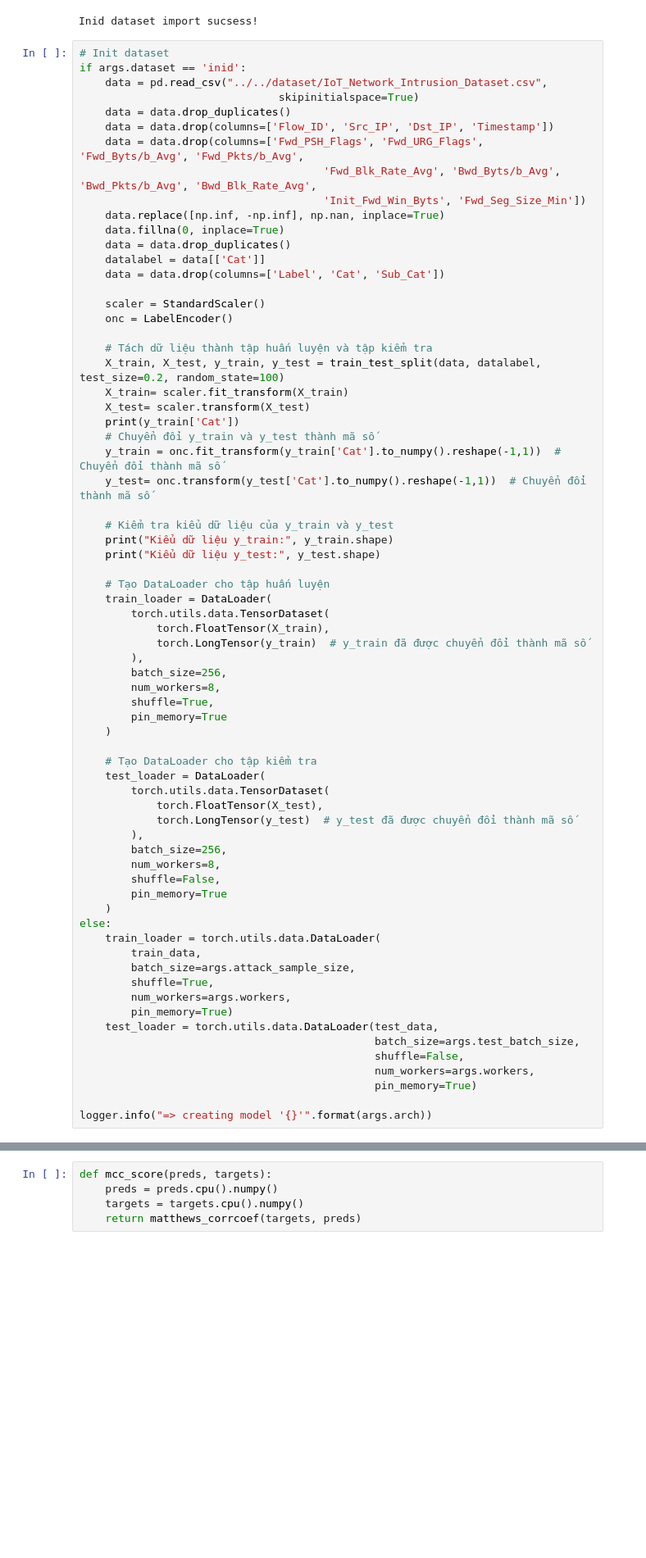
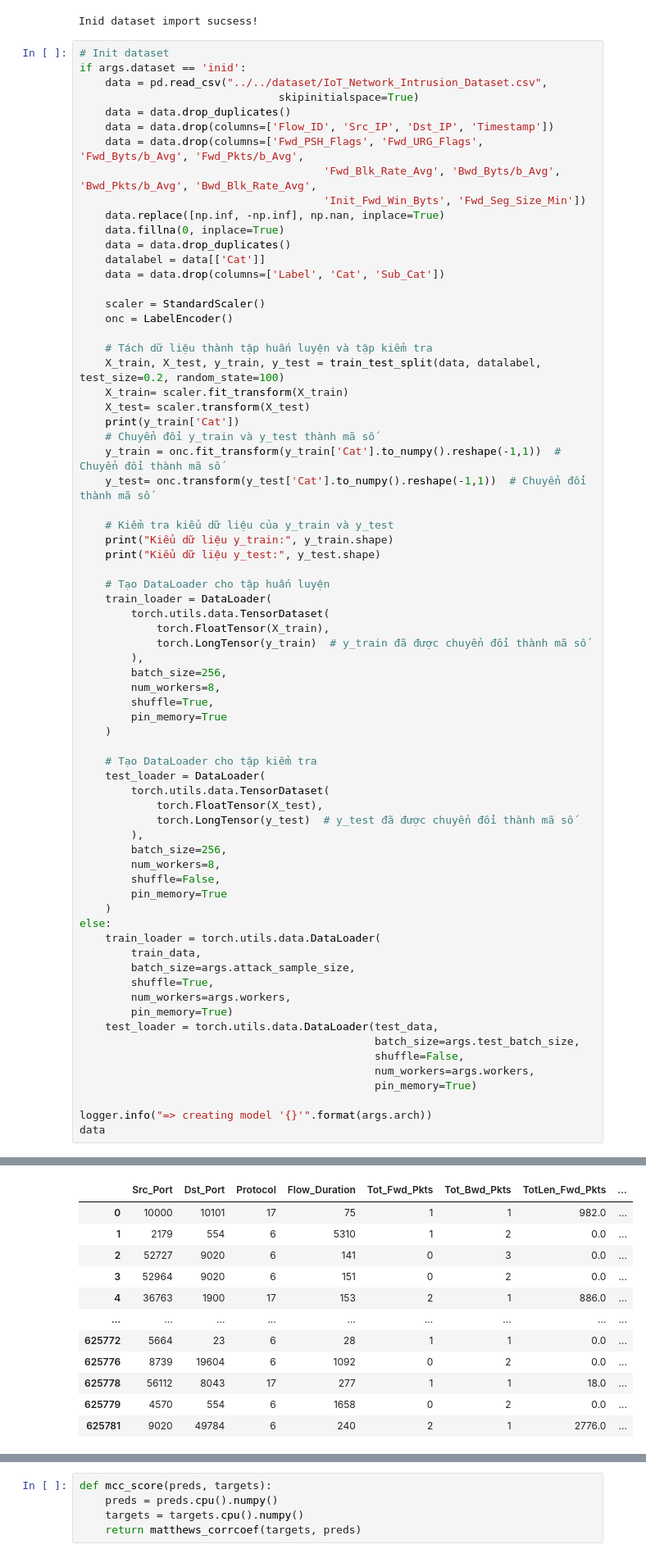
Before and after one commit to kOpHAIvU/BFA_remake, a Jupyter notebook: BFA_w_IoTID20 dataset/TrainModel_IOTID20.ipynb, the cells around one changed output, grey strips where cells are left out. Shown at 82% size. Saved outputs shown, nothing was run; the diff lists cells and outputs as text; blank space fills up the shorter version.

```diff
--- a/BFA_w_IoTID20 dataset/TrainModel_IOTID20.ipynb
+++ b/BFA_w_IoTID20 dataset/TrainModel_IOTID20.ipynb
@@ -597,30 +597,43 @@ if args.dataset == 'inid':
 else:
     train_loader = torch.utils.data.DataLoader(
         train_data,
         batch_size=args.attack_sample_size,
         shuffle=True,
         num_workers=args.workers,
         pin_memory=True)
     test_loader = torch.utils.data.DataLoader(test_data,
                                               batch_size=args.test_batch_size,
                                               shuffle=False,
                                               num_workers=args.workers,
                                               pin_memory=True)
 
 logger.info("=> creating model '{}'".format(args.arch))
+data
 # %% [output]
 => creating model 'CustomModel'
 194495    Mirai
 340351    Mirai
 196508    Mirai
 76905     Mirai
 39129     Mirai
           ...
 406041    Mirai
 97693       DoS
 511814    Mirai
 400759    Mirai
 81401     Mirai
 Name: Cat, Length: 234900, dtype: object
 Kiểu dữ liệu y_train: (234900,)
 Kiểu dữ liệu y_test: (58725,)
+|  | Src_Port | Dst_Port | Protocol | Flow_Duration | Tot_Fwd_Pkts | Tot_Bwd_Pkts | TotLen_Fwd_Pkts | ... |
+| 0 | 10000 | 10101 | 17 | 75 | 1 | 1 | 982.0 | ... |
+| 1 | 2179 | 554 | 6 | 5310 | 1 | 2 | 0.0 | ... |
+| 2 | 52727 | 9020 | 6 | 141 | 0 | 3 | 0.0 | ... |
+| 3 | 52964 | 9020 | 6 | 151 | 0 | 2 | 0.0 | ... |
+| 4 | 36763 | 1900 | 17 | 153 | 2 | 1 | 886.0 | ... |
+| ... | ... | ... | ... | ... | ... | ... | ... | ... |
+| 625772 | 5664 | 23 | 6 | 28 | 1 | 1 | 0.0 | ... |
+| 625776 | 8739 | 19604 | 6 | 1092 | 0 | 2 | 0.0 | ... |
+| 625778 | 56112 | 8043 | 17 | 277 | 1 | 1 | 18.0 | ... |
+| 625779 | 4570 | 554 | 6 | 1658 | 0 | 2 | 0.0 | ... |
+| 625781 | 9020 | 49784 | 6 | 240 | 2 | 1 | 2776.0 | ... |
```
Also changed, not shown: parts of 4 cells of this notebook, 16 other files.
